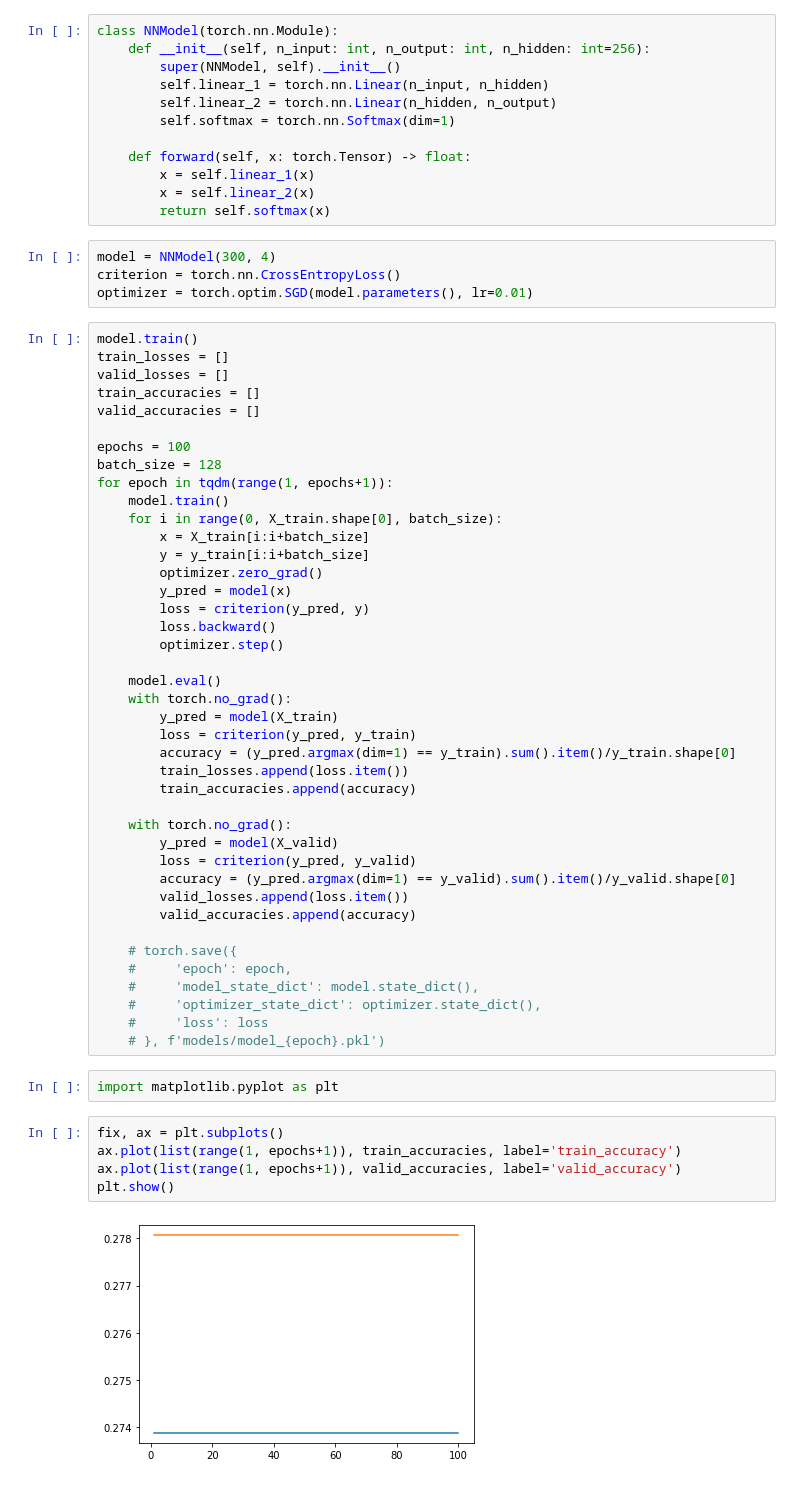
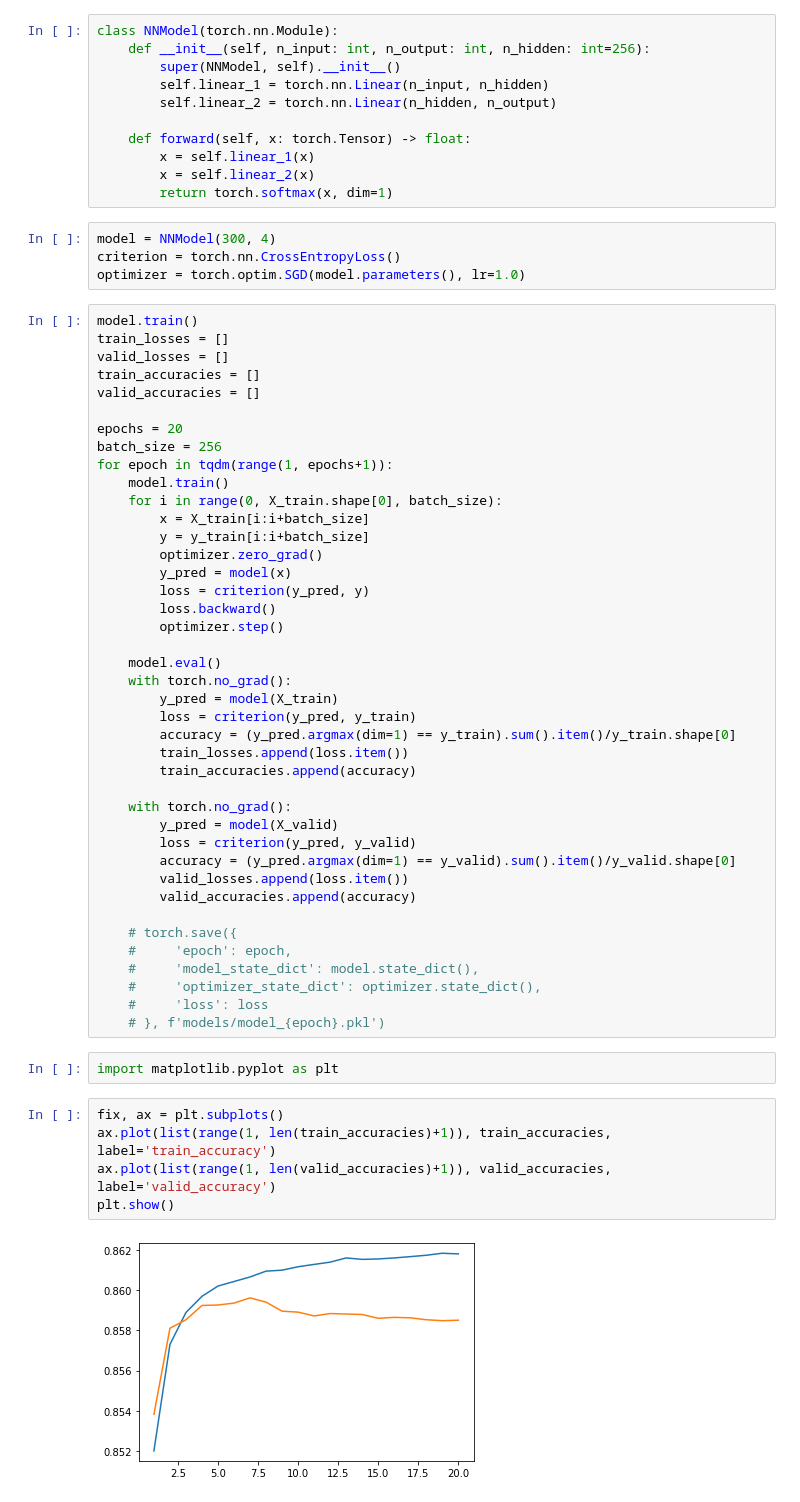
Before and after one commit to wararaki718/nlp100, a Jupyter notebook: 070-079/077.ipynb, the cells around one changed output. Saved outputs shown, nothing was run; the diff lists cells and outputs as text.

```diff
--- a/070-079/077.ipynb
+++ b/070-079/077.ipynb
@@ -23,16 +23,15 @@ class NNModel(torch.nn.Module):
         super(NNModel, self).__init__()
         self.linear_1 = torch.nn.Linear(n_input, n_hidden)
         self.linear_2 = torch.nn.Linear(n_hidden, n_output)
-        self.softmax = torch.nn.Softmax(dim=1)
 
     def forward(self, x: torch.Tensor) -> float:
         x = self.linear_1(x)
         x = self.linear_2(x)
-        return self.softmax(x)
+        return torch.softmax(x, dim=1)
 # %%
 model = NNModel(300, 4)
 criterion = torch.nn.CrossEntropyLoss()
-optimizer = torch.optim.SGD(model.parameters(), lr=0.01)
+optimizer = torch.optim.SGD(model.parameters(), lr=1.0)
 # %%
 model.train()
 train_losses = []
@@ -40,8 +39,8 @@ valid_losses = []
 train_accuracies = []
 valid_accuracies = []
 
-epochs = 100
-batch_size = 128
+epochs = 20
+batch_size = 256
 for epoch in tqdm(range(1, epochs+1)):
     model.train()
     for i in range(0, X_train.shape[0], batch_size):
@@ -78,10 +77,10 @@ for epoch in tqdm(range(1, epochs+1)):
 import matplotlib.pyplot as plt
 # %%
 fix, ax = plt.subplots()
-ax.plot(list(range(1, epochs+1)), train_accuracies, label='train_accuracy')
-ax.plot(list(range(1, epochs+1)), valid_accuracies, label='valid_accuracy')
+ax.plot(list(range(1, len(train_accuracies)+1)), train_accuracies, label='train_accuracy')
+ax.plot(list(range(1, len(valid_accuracies)+1)), valid_accuracies, label='valid_accuracy')
 plt.show()
 # %% [output]
-[figure, old version]
+[figure, new version]
 # %%
 fix, ax = plt.subplots()
```
Also changed, not shown: parts of 1 cell of this notebook, 3 other files.
